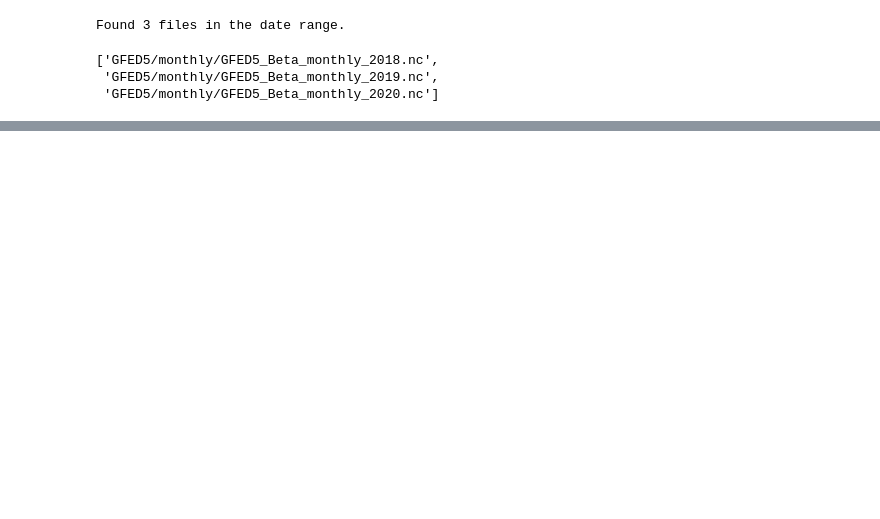
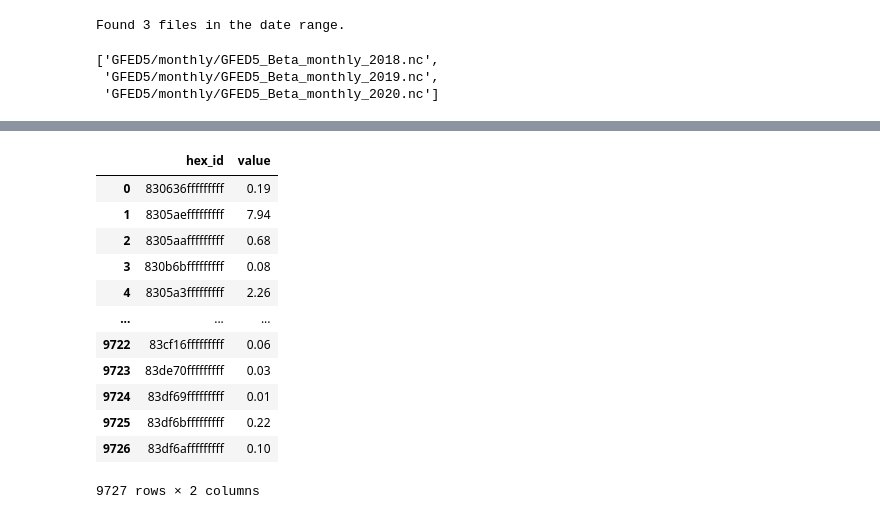
Before and after one commit to PropovedNik007/realtime-viz, a Jupyter notebook: xarrray_pydeck.ipynb, the cells around one changed output, grey strips where cells are left out. Saved outputs shown, nothing was run; the diff lists cells and outputs as text; code cells hidden in the pictures; blank space fills up the shorter version.

```diff
--- a/xarrray_pydeck.ipynb
+++ b/xarrray_pydeck.ipynb
@@ -106,0 +154,46 @@ False
+# %%
+import h3
+import pandas as pd
+
+# Extract latitude, longitude, and data values
+lat = ds2['lat'].values  # NumPy array
+lon = ds2['lon'].values  # NumPy array
+data = ds2.values        # NumPy array
+
+# Define H3 resolution
+resolution = 3
+
+# Initialize dictionary for hexagon data
+hex_dict = {}
+
+# Process data points, filter positive values, and bin into hexagons
+for lat_idx in range(len(lat)):
+    for lon_idx in range(len(lon)):
+        value = data[lat_idx, lon_idx]
+        if value > 0:  # Only process positive values
+            hex_id = h3.latlng_to_cell(lat[lat_idx], lon[lon_idx], resolution)
+            if hex_id not in hex_dict:
+                hex_dict[hex_id] = 0
+            hex_dict[hex_id] += value  # Aggregate values directly
+
+# Round values after aggregation
+aggregated_hex_data = {hex_id: round(total_value, 2) for hex_id, total_value in hex_dict.items()}
+
+
+df = pd.DataFrame(aggregated_hex_data.items(), columns=["hex_id", "value"])
+
+df
+# %% [output]
+|  | hex_id | value |
+| 0 | 830636fffffffff | 0.19 |
+| 1 | 8305aefffffffff | 7.94 |
+| 2 | 8305aafffffffff | 0.68 |
+| 3 | 830b6bfffffffff | 0.08 |
+| 4 | 8305a3fffffffff | 2.26 |
+| ... | ... | ... |
+| 9722 | 83cf16fffffffff | 0.06 |
+| 9723 | 83de70fffffffff | 0.03 |
+| 9724 | 83df69fffffffff | 0.01 |
+| 9725 | 83df6bfffffffff | 0.22 |
+| 9726 | 83df6afffffffff | 0.10 |
+9727 rows × 2 columns
```
Also changed, not shown: parts of 17 cells of this notebook.
